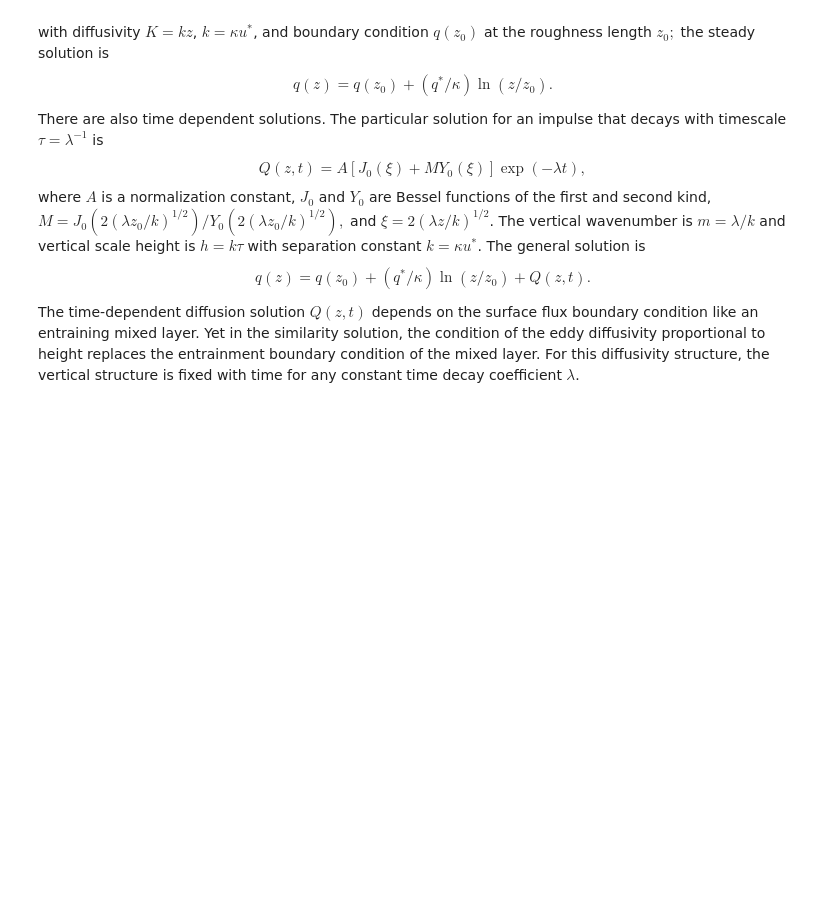
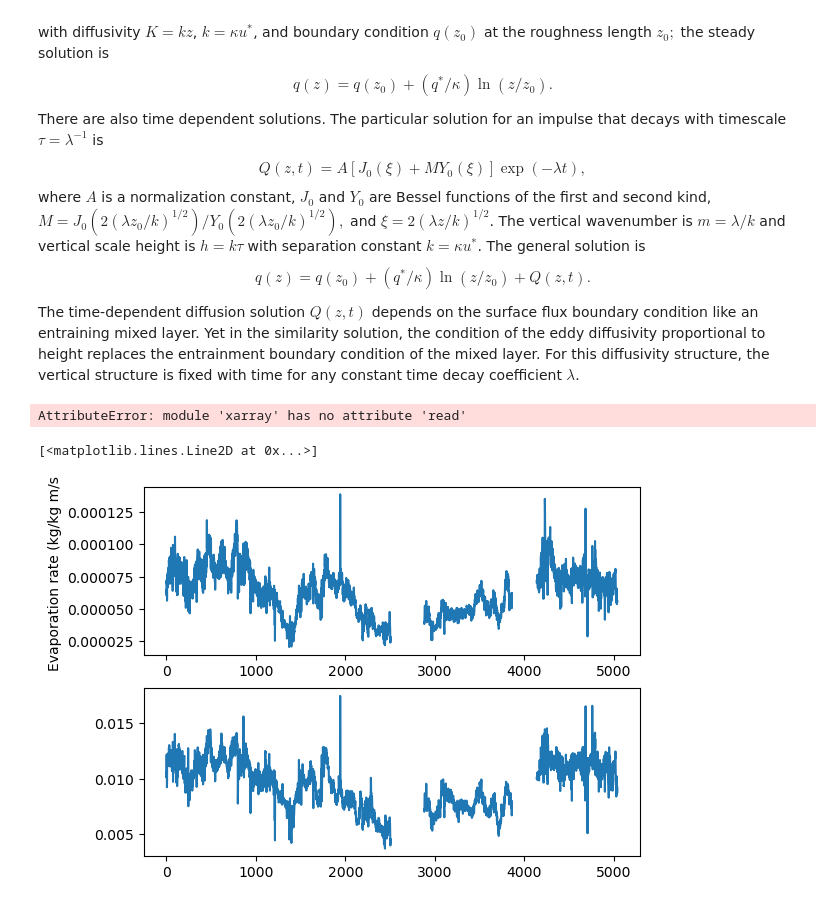
Before and after one commit to deszoeke/ATOMIC-coldpools, a Jupyter notebook: decaying_sfc_layer_impulse.ipynb, the cells around one changed output. Drawn from its saved outputs; the diff is of its cells as text; code cells hidden in the pictures; blank space fills up the shorter version.

```diff
--- a/decaying_sfc_layer_impulse.ipynb
+++ b/decaying_sfc_layer_impulse.ipynb
@@ -161,0 +123,19 @@ print(f"  Z(z₀) = {Z[0]:.2e} ≈ 0 ✓")
+# %%
+ds = xr.read("./release_data/EUREC4A_ATOMIC_RonBrown_10min_nav_met_sea_flux_20200109-20200212_v1.3.nc")
+# %% [output]
+AttributeError: module 'xarray' has no attribute 'read'
+# %%
+ds = xr.open_dataset("./release_data/EUREC4A_ATOMIC_RonBrown_10min_nav_met_sea_flux_20200109-20200212_v1.3.nc")
+fig,axes = plt.subplots(2,1)
+
+ax = axes[0]
+ax.plot(ds["evap"]/(ds["rhoair"]*3600))
+ax.set_ylabel("Evaporation rate (kg/kg m/s)")
+
+wq = ds["evap"] / (ds["rhoair"]*3600) # mm/h to kg/kg m/s
+Ws = wq / ( (ds["qskin"]-ds["qair"])*1e-3 )  # moisture flux / gradient kg/kg m/s
+ax = axes[1]
+ax.plot(Ws)
+# %% [output]
+[<matplotlib.lines.Line2D at 0x...>]
+[figure, added]
```
Also changed, not shown: parts of 5 cells of this notebook.
